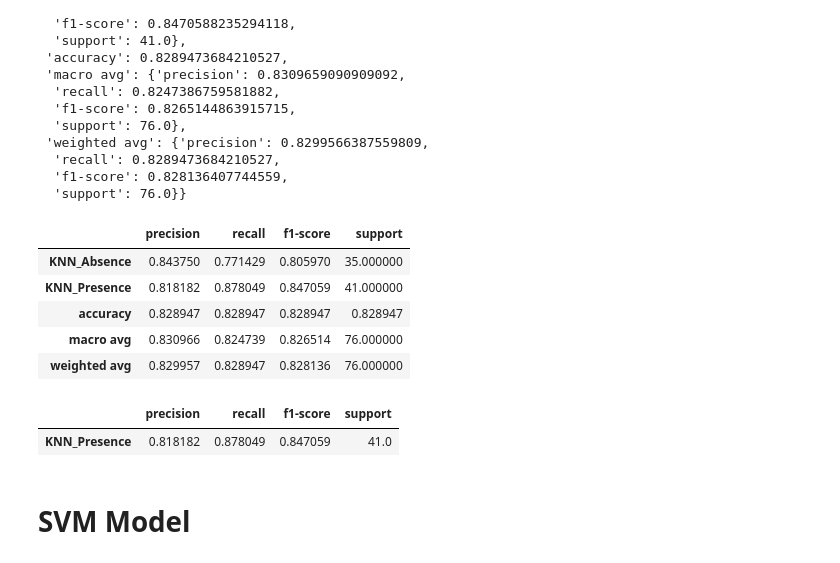
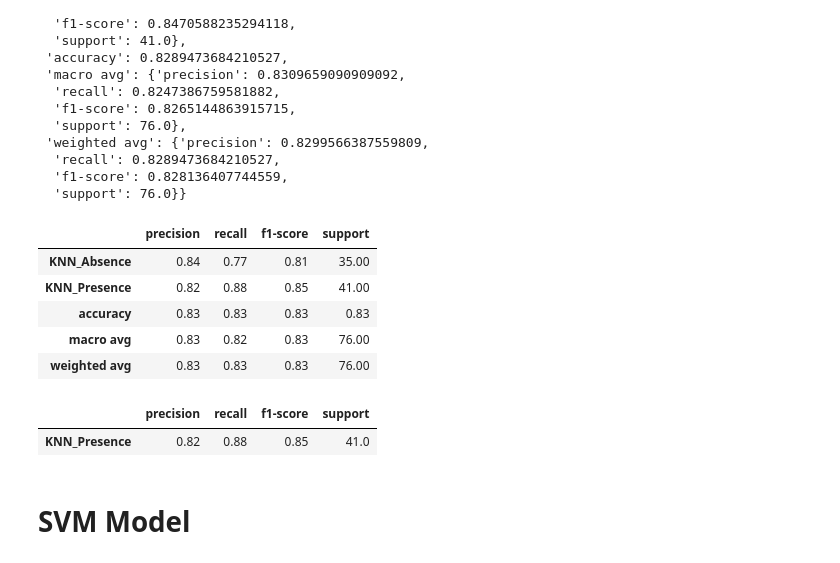
Before and after one commit to cwa312/Project4, a Jupyter notebook: heart_desease_pred.ipynb, the cells around one changed output. Cells and saved outputs as stored; diff of their text form; code cells hidden in the pictures.

```diff
--- a/heart_desease_pred.ipynb
+++ b/heart_desease_pred.ipynb
@@ -388,22 +388,22 @@ out_put
   'support': 76.0}}
 # %%
 # convert to dataframe
-KNN_report_df = pd.DataFrame(out_put).transpose()
+KNN_report_df = pd.DataFrame(out_put).transpose().round(2)
 KNN_report_df
 # %% [output]
 |  | precision | recall | f1-score | support |
-| KNN_Absence | 0.843750 | 0.771429 | 0.805970 | 35.000000 |
-| KNN_Presence | 0.818182 | 0.878049 | 0.847059 | 41.000000 |
-| accuracy | 0.828947 | 0.828947 | 0.828947 | 0.828947 |
-| macro avg | 0.830966 | 0.824739 | 0.826514 | 76.000000 |
-| weighted avg | 0.829957 | 0.828947 | 0.828136 | 76.000000 |
+| KNN_Absence | 0.84 | 0.77 | 0.81 | 35.00 |
+| KNN_Presence | 0.82 | 0.88 | 0.85 | 41.00 |
+| accuracy | 0.83 | 0.83 | 0.83 | 0.83 |
+| macro avg | 0.83 | 0.82 | 0.83 | 76.00 |
+| weighted avg | 0.83 | 0.83 | 0.83 | 76.00 |
 # %%
 # filter the only recall that have positive result
 knn_recall = KNN_report_df[KNN_report_df.index=='KNN_Presence']
 knn_recall
 # %% [output]
 |  | precision | recall | f1-score | support |
-| KNN_Presence | 0.818182 | 0.878049 | 0.847059 | 41.0 |
+| KNN_Presence | 0.82 | 0.88 | 0.85 | 41.0 |
 # %% [markdown]
 # SVM Model
 # %%
```
Also changed, not shown: parts of 50 cells of this notebook.
